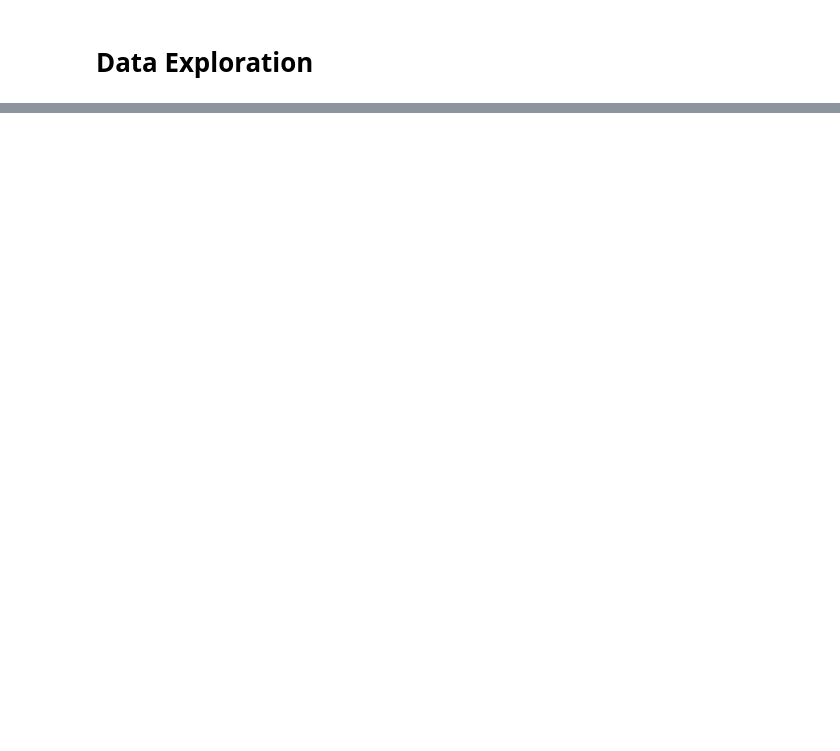
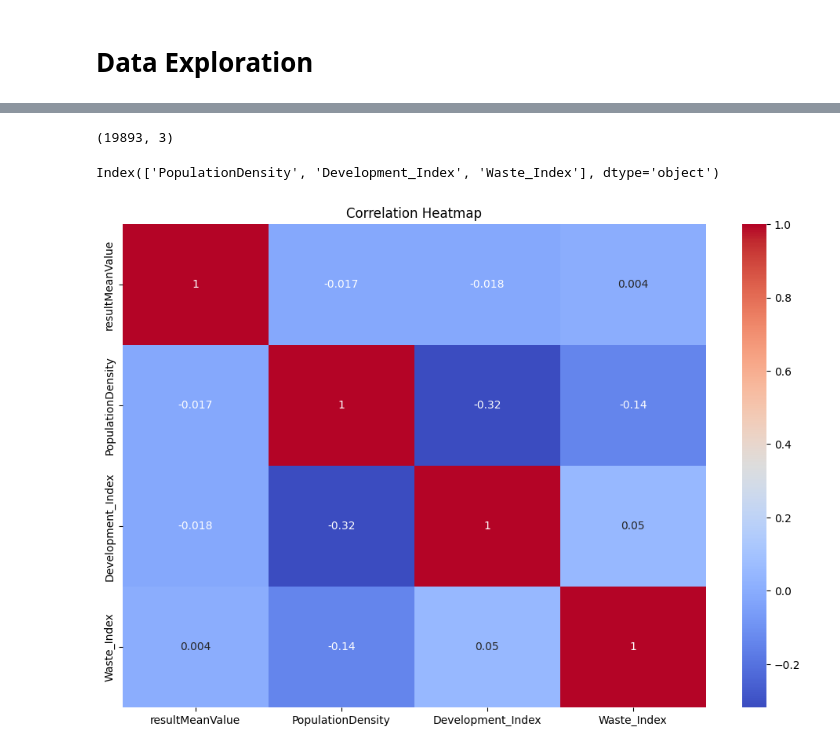
Before and after one commit to Programming-Sai/Water-Quality-Analysis-ML, a Jupyter notebook: notebooks/data_exploration.ipynb, the cells around one changed output, grey strips where cells are left out. Drawn from its saved outputs; the diff is of its cells as text; code cells hidden in the pictures; blank space fills up the shorter version.

```diff
--- a/notebooks/data_exploration.ipynb
+++ b/notebooks/data_exploration.ipynb
@@ -33,0 +183,2 @@ for i in columns:
+# %%
+data = data.dropna()
@@ -38,0 +219,18 @@ data["resultMeanValue"].plot()
+# %%
+x.shape
+# %% [output]
+(19893, 3)
+# %%
+x.columns
+# %% [output]
+Index(['PopulationDensity', 'Development_Index', 'Waste_Index'], dtype='object')
+# %%
+corr_matrix = data.corr()
+
+# Plot heatmap for visual inspection
+plt.figure(figsize=(12, 8))
+sns.heatmap(corr_matrix, annot=True, cmap="coolwarm")
+plt.title("Correlation Heatmap")
+plt.show()
+# %% [output]
+[figure, added]
```
Also changed, not shown: parts of 15 cells of this notebook, 5 other files.
